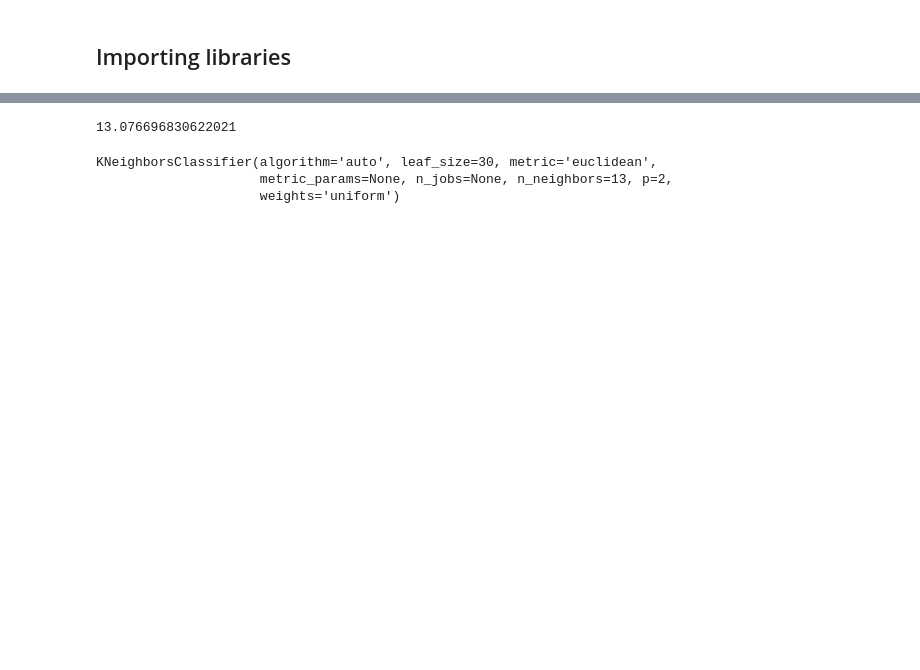
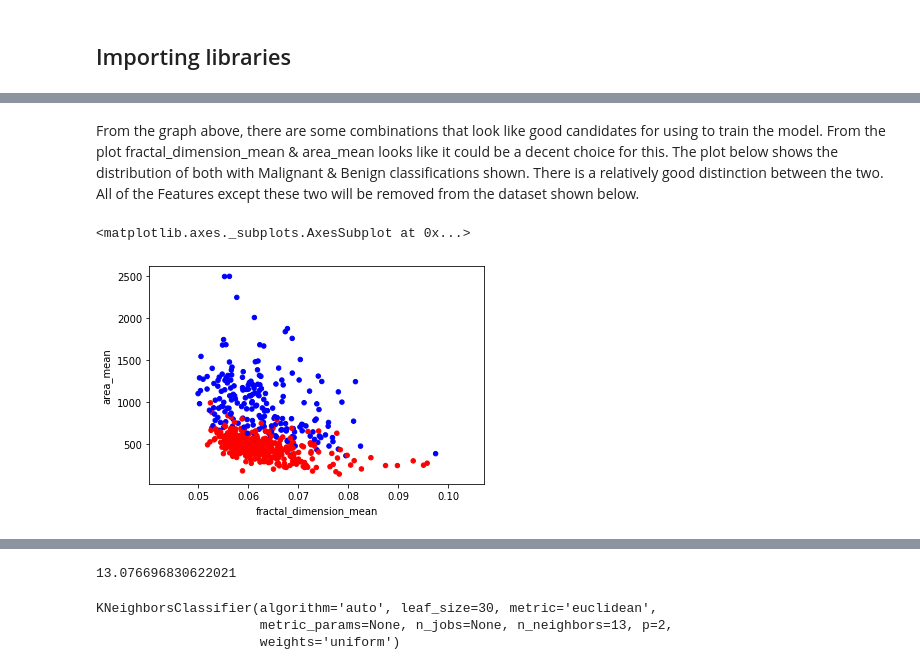
Before and after one commit to colmhiggs11/Machine_Learning_21_CH, a Jupyter notebook: Scikit-Learn.ipynb, the cells around one changed output, grey strips where cells are left out. Cells and saved outputs as stored; diff of their text form; code cells hidden in the pictures; blank space fills up the shorter version.

```diff
--- a/Scikit-Learn.ipynb
+++ b/Scikit-Learn.ipynb
@@ -390,0 +403,9 @@ X_test=sc_X.fit_transform(X_test)
+# %% [markdown]
+From the graph above, there are some combinations that look like good candidates for using to train the model. From the plot fractal_dimension_mean & area_mean looks like it could be a decent choice for this. The plot below shows the distribution of both with Malignant & Benign classifications shown. There is a relatively good distinction between the two. All of the Features except these two will be removed from the dataset shown below.
+# %%
+col = y.diagnosis.map({0:'b', 1:'r'})
+# Plotting scatter of two variables that could be told apart.
+df.plot.scatter('fractal_dimension_mean','area_mean', c=col)
+# %% [output]
+<matplotlib.axes._subplots.AxesSubplot at 0x...>
+[figure, added]
```
Also changed, not shown: parts of 72 cells of this notebook, 1 other file.
